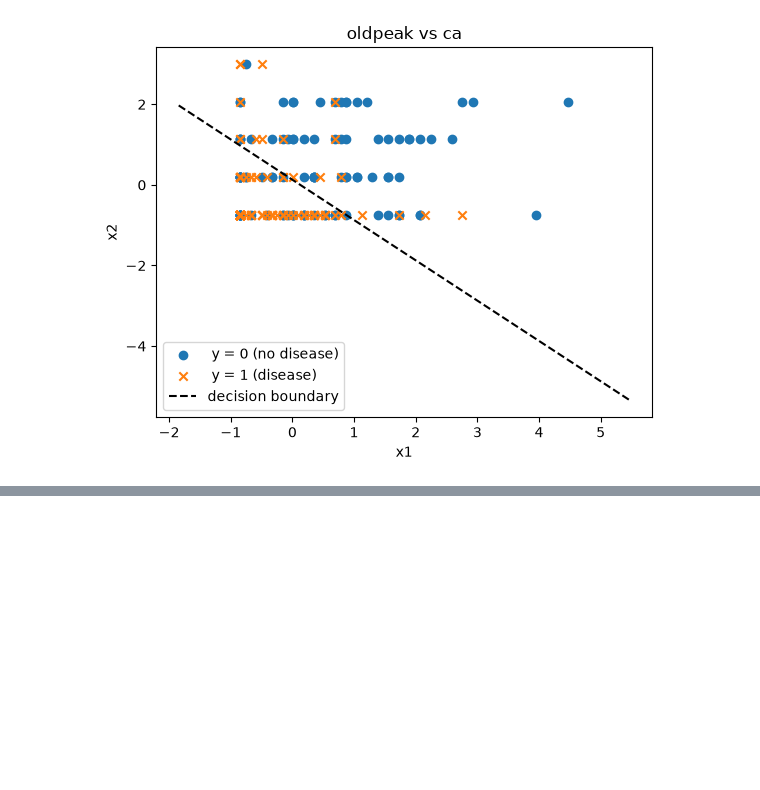
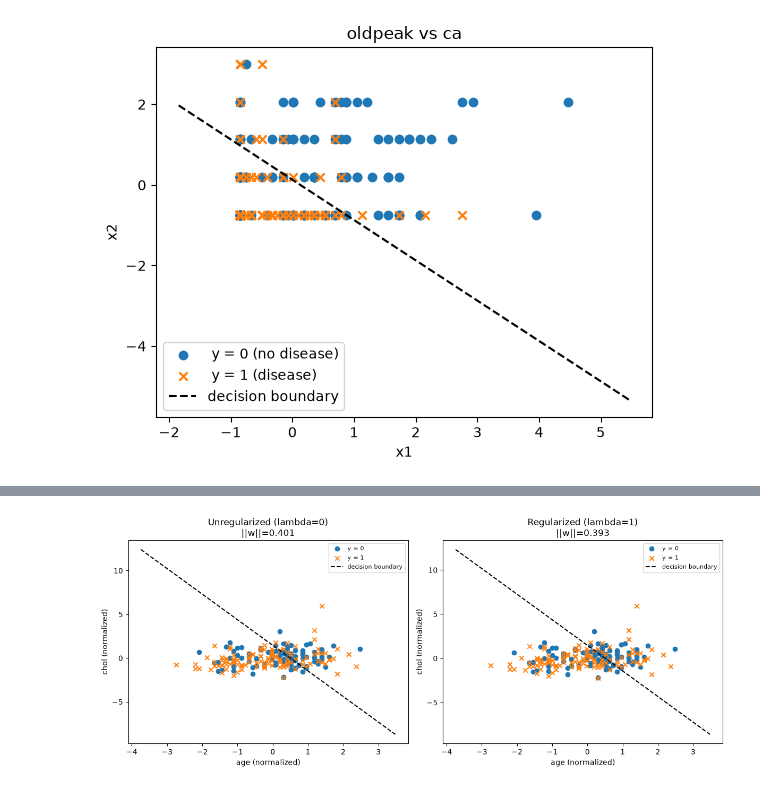
Before and after one commit to Valentina-33/Heart-Disease-Risk-Prediction, a Jupyter notebook: heart_disease_lr_analysis.ipynb, the cells around one changed output, grey strips where cells are left out. Drawn from its saved outputs; the diff is of its cells as text; code cells hidden in the pictures; blank space fills up the shorter version.

Commit message:
Regularized model

```diff
--- a/heart_disease_lr_analysis.ipynb
+++ b/heart_disease_lr_analysis.ipynb
@@ -452,0 +516,12 @@ Iteration 1900: Cost 0.5367
+# %%
+feature_pairs = [("age", "chol"), ("trestbps", "thalach"), ("oldpeak", "ca")]
+
+pair_results = []
+for f1, f2 in feature_pairs:
+    X_pair = X_train_norm[[f1, f2]].values
+    for lam in lambdas:
+        w, b, J_history = gradient_descent_log_reg_reg(X_pair, y_train, np.zeros(2), 0.0,
+                                                         alpha=0.1, lam=lam, num_iters=2000)
+        pair_results.append({"pair": f"{f1}-{f2}", "lambda": lam,
+                              "||w||": np.linalg.norm(w), "final_cost": J_history[-1]})
+print(pd.DataFrame(pair_results).round(4))
@@ -452,0 +545,27 @@ Iteration 1900: Cost 0.5367
+# %%
+f1, f2 = "age", "chol"
+X_pair = X_train_norm[[f1, f2]].values
+
+w_unreg, b_unreg, _ = gradient_descent_log_reg_reg(X_pair, y_train, np.zeros(2), 0.0,
+                                                     alpha=0.1, lam=0, num_iters=2000)
+w_reg, b_reg, _ = gradient_descent_log_reg_reg(X_pair, y_train, np.zeros(2), 0.0,
+                                                 alpha=0.1, lam=1, num_iters=2000)
+
+fig, axes = plt.subplots(1, 2, figsize=(12, 5))
+for ax, (w, b, title) in zip(axes, [
+    (w_unreg, b_unreg, f"Unregularized (lambda=0)\n||w||={np.linalg.norm(w_unreg):.3f}"),
+    (w_reg, b_reg, f"Regularized (lambda=1)\n||w||={np.linalg.norm(w_reg):.3f}"),
+]):
+    ax.scatter(X_pair[y_train == 0, 0], X_pair[y_train == 0, 1], marker="o", label="y = 0")
+    ax.scatter(X_pair[y_train == 1, 0], X_pair[y_train == 1, 1], marker="x", label="y = 1")
+    x1_vals = np.linspace(X_pair[:, 0].min() - 1, X_pair[:, 0].max() + 1, 100)
+    x2_vals = -(w[0] * x1_vals + b) / w[1]
+    ax.plot(x1_vals, x2_vals, "k--", label="decision boundary")
+    ax.set_title(title)
+    ax.set_xlabel(f"{f1} (normalized)")
+    ax.set_ylabel(f"{f2} (normalized)")
+    ax.legend(fontsize=8)
+plt.tight_layout()
+plt.show()
+# %% [output]
+[figure, added]
```
Also changed, not shown: parts of 4 cells of this notebook.
